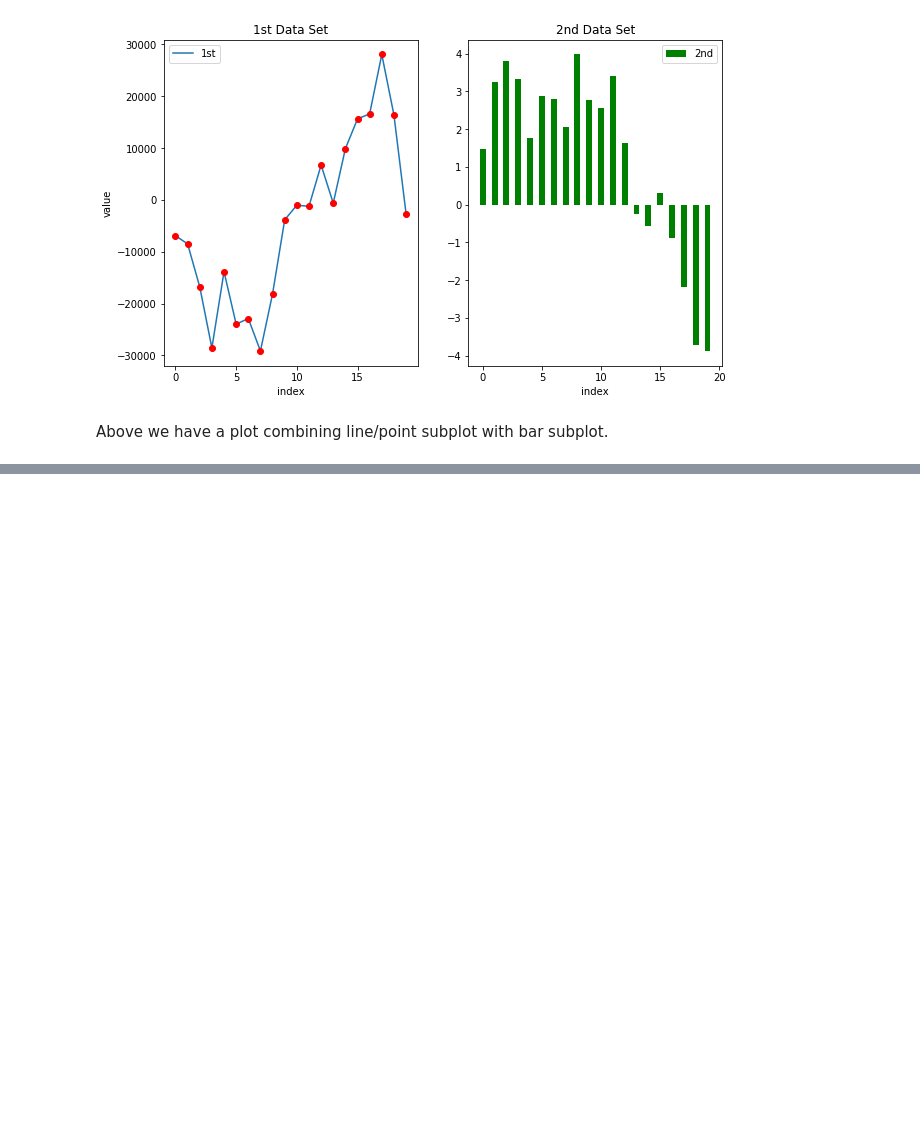
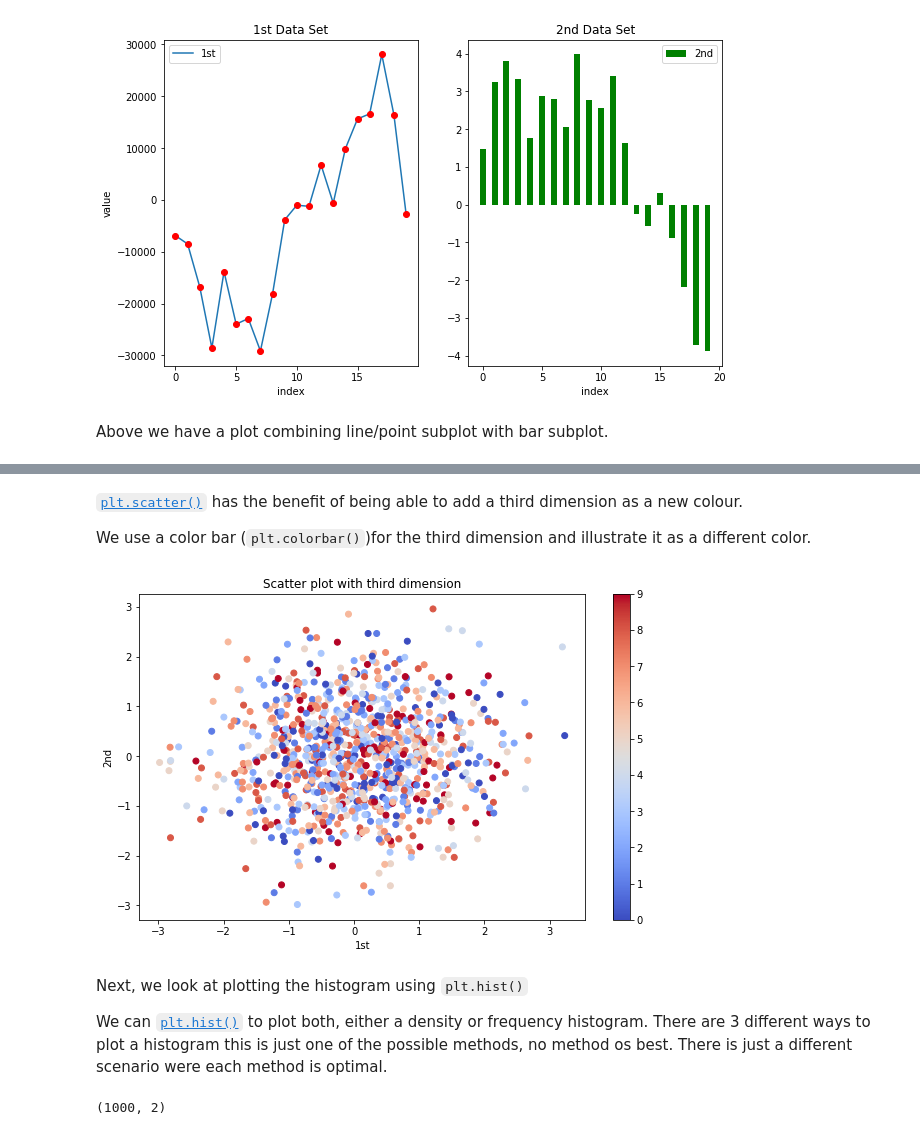
Before and after one commit to ThamuMnyulwa/PythonForFinance, a Jupyter notebook: Chapter 7 Data Visualization/Untitled.ipynb, the cells around one changed output, grey strips where cells are left out. Drawn from its saved outputs; the diff is of its cells as text; code cells hidden in the pictures; blank space fills up the shorter version.

```diff
--- a/Chapter 7 Data Visualization/Untitled.ipynb
+++ b/Chapter 7 Data Visualization/Untitled.ipynb
@@ -316,0 +353,28 @@ Above we have a plot combining line/point subplot with bar subplot.
+# %% [markdown]
+ [<code>plt.scatter()</code>](https://matplotlib.org/3.1.1/api/_as_gen/matplotlib.pyplot.scatter.html) has the benefit of being able to add a third dimension as a new colour.
+
+ We use a color bar (<code>plt.colorbar()</code>)for the third dimension and illustrate it as a different color.
+# %%
+# Create the third dimension
+c = np.random.randint(0, 10, len(y))
+
+plt.figure(figsize=(10, 6))
+
+plt.scatter(y[:, 0], y[:, 1],
+            c=c,             # Includes the third dataset c
+            cmap='coolwarm', # Chooses color map
+            marker='o')      # Defines the marker to be a thick dot
+plt.colorbar()
+plt.xlabel('1st')
+plt.ylabel('2nd')
+plt.title('Scatter plot with third dimension');
+# %% [output]
+[figure, added]
+# %% [markdown]
+Next, we look at plotting the histogram using <code>plt.hist()</code>
+
+We can [<code>plt.hist()</code>](https://matplotlib.org/3.1.1/api/_as_gen/matplotlib.pyplot.hist.html) to plot both, either a density or frequency histogram. There are 3 different ways to plot a histogram this is just one of the possible methods, no method os best. There is just a different scenario were each method is optimal.
+# %%
+y.shape
+# %% [output]
+(1000, 2)
```
Also changed, not shown: parts of 12 cells of this notebook, 2 other files.
